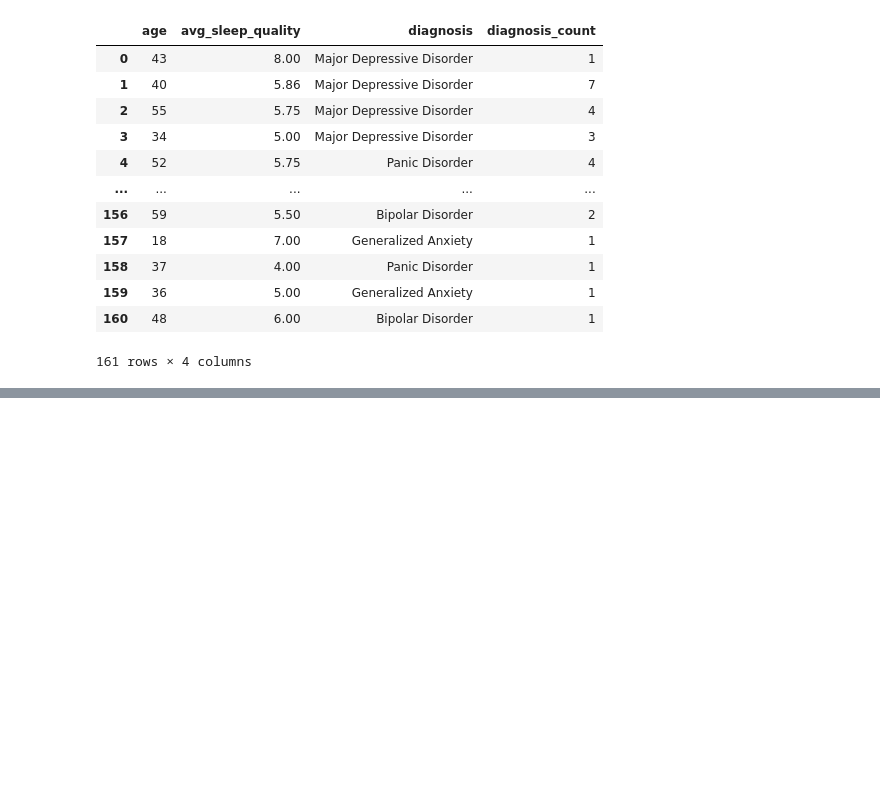
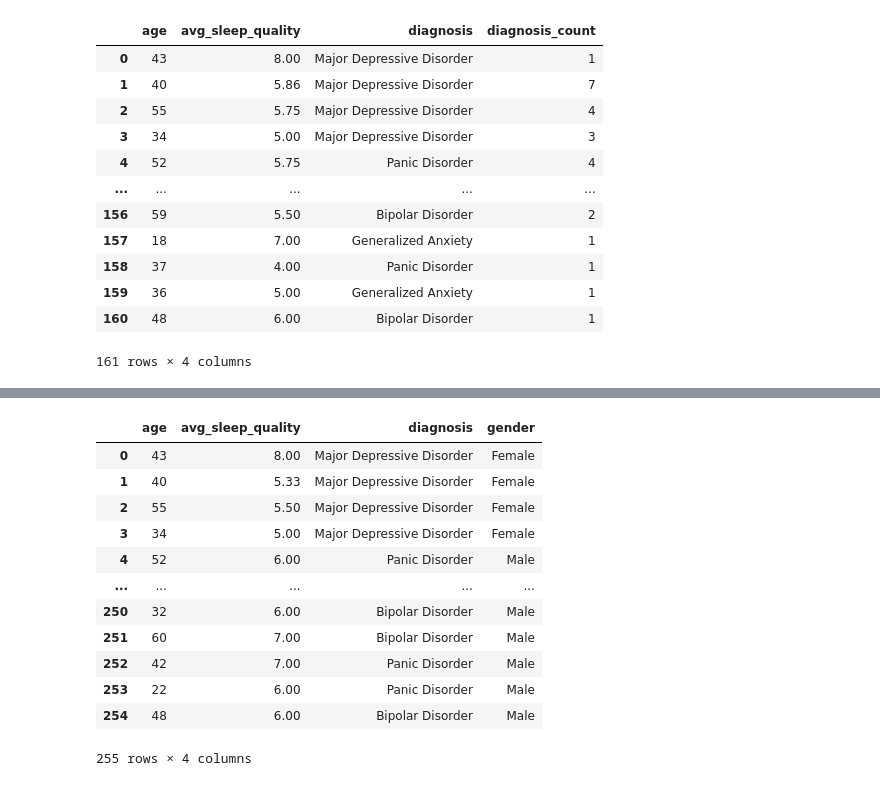
Before and after one commit to cemanzanoc/Sleephours-and-Lifestyle, a Jupyter notebook: visualization/visualization_carlota.ipynb, the cells around one changed output, grey strips where cells are left out. Cells and saved outputs as stored; diff of their text form; code cells hidden in the pictures; blank space fills up the shorter version.

```diff
--- a/visualization/visualization_carlota.ipynb
+++ b/visualization/visualization_carlota.ipynb
@@ -170,0 +214,16 @@ df_avg_sleep_quality_diagnosis_age
+# %%
+df_violin
+# %% [output]
+|  | age | avg_sleep_quality | diagnosis | gender |
+| 0 | 43 | 8.00 | Major Depressive Disorder | Female |
+| 1 | 40 | 5.33 | Major Depressive Disorder | Female |
+| 2 | 55 | 5.50 | Major Depressive Disorder | Female |
+| 3 | 34 | 5.00 | Major Depressive Disorder | Female |
+| 4 | 52 | 6.00 | Panic Disorder | Male |
+| ... | ... | ... | ... | ... |
+| 250 | 32 | 6.00 | Bipolar Disorder | Male |
+| 251 | 60 | 7.00 | Bipolar Disorder | Male |
+| 252 | 42 | 7.00 | Panic Disorder | Male |
+| 253 | 22 | 6.00 | Panic Disorder | Male |
+| 254 | 48 | 6.00 | Bipolar Disorder | Male |
+255 rows × 4 columns
```
Also changed, not shown: parts of 12 cells of this notebook.
